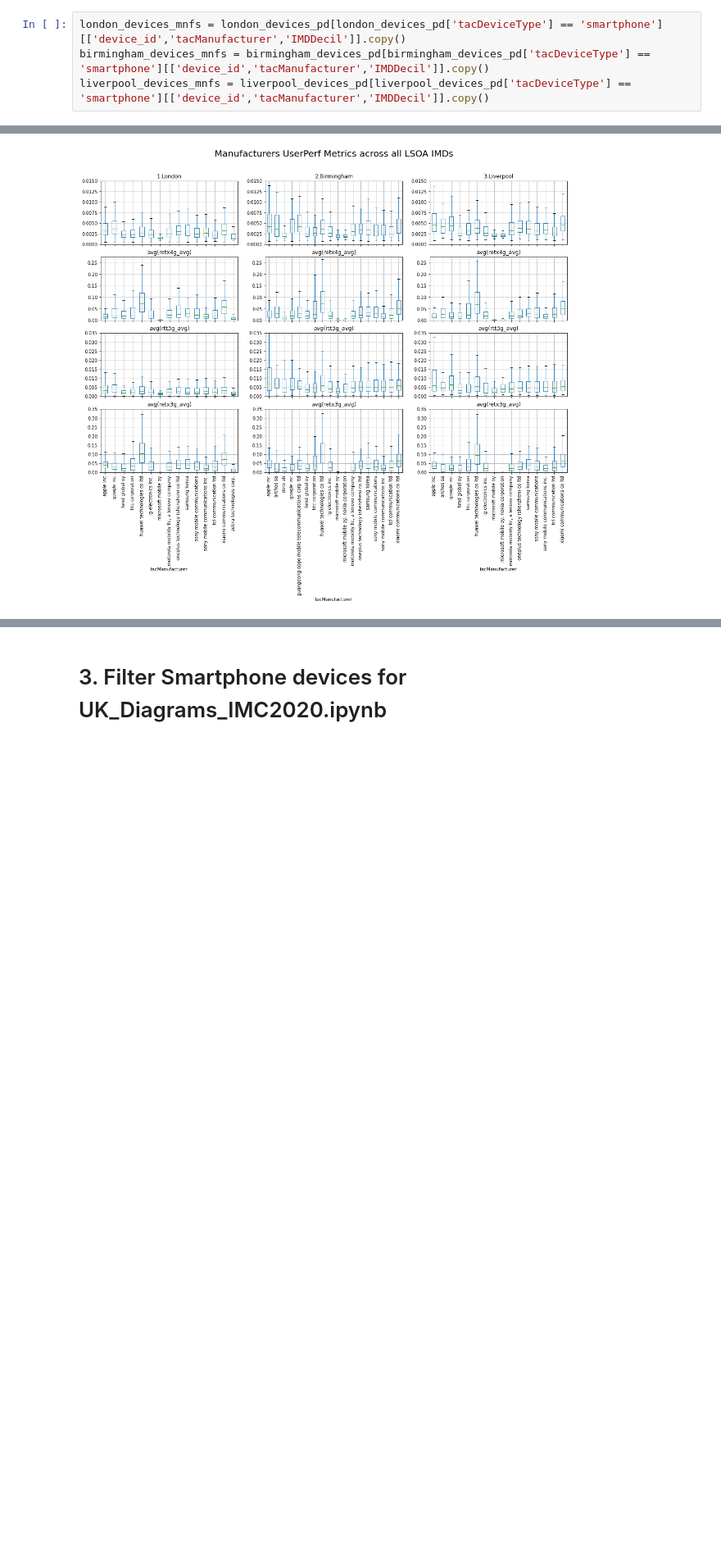
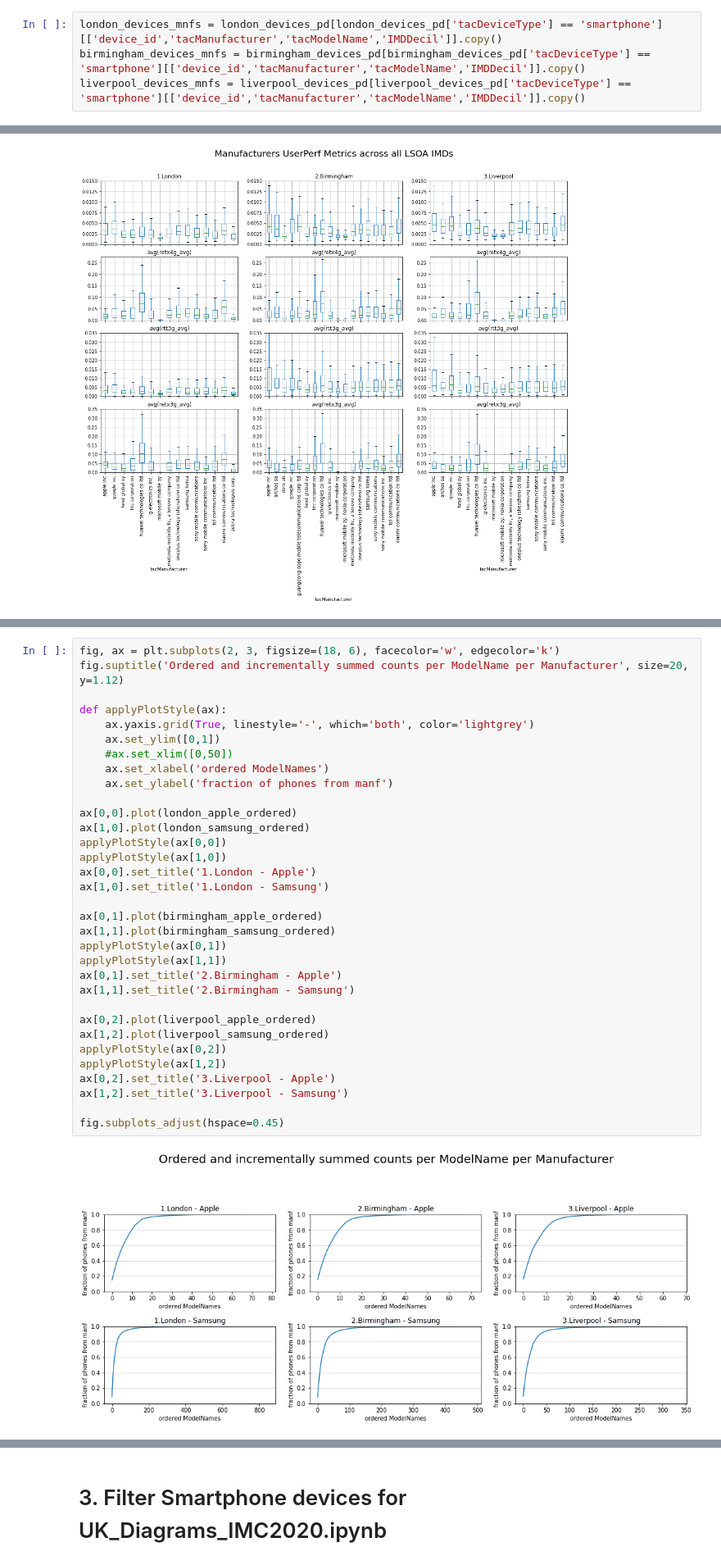
Before and after one commit to 5uperpalo/Telefonica, a Jupyter notebook: IMC2020/UK_Devices.ipynb, the cells around one changed output, grey strips where cells are left out. Shown at 82% size. Drawn from its saved outputs; the diff is of its cells as text; blank space fills up the shorter version.

```diff
--- a/IMC2020/UK_Devices.ipynb
+++ b/IMC2020/UK_Devices.ipynb
@@ -237,9 +237,9 @@ Liverpool : number of smartphone manufacturers : 114
 # %% [markdown]
 ### Number of unique device_ids in UserPerf vs Smarthones device_ids in "UserDevice" datasets
 # %%
-london_devices_mnfs = london_devices_pd[london_devices_pd['tacDeviceType'] == 'smartphone'][['device_id','tacManufacturer','IMDDecil']].copy()
-birmingham_devices_mnfs = birmingham_devices_pd[birmingham_devices_pd['tacDeviceType'] == 'smartphone'][['device_id','tacManufacturer','IMDDecil']].copy()
-liverpool_devices_mnfs = liverpool_devices_pd[liverpool_devices_pd['tacDeviceType'] == 'smartphone'][['device_id','tacManufacturer','IMDDecil']].copy()
+london_devices_mnfs = london_devices_pd[london_devices_pd['tacDeviceType'] == 'smartphone'][['device_id','tacManufacturer','tacModelName','IMDDecil']].copy()
+birmingham_devices_mnfs = birmingham_devices_pd[birmingham_devices_pd['tacDeviceType'] == 'smartphone'][['device_id','tacManufacturer','tacModelName','IMDDecil']].copy()
+liverpool_devices_mnfs = liverpool_devices_pd[liverpool_devices_pd['tacDeviceType'] == 'smartphone'][['device_id','tacManufacturer','tacModelName','IMDDecil']].copy()
 # %%
 print('London : UserPerf / UserDevice count : ' + str(london_userperf_pd['device_id'].nunique()) + ' / ' + str(london_devices_mnfs['device_id'].nunique()))
 print('Birmingham : UserPerf / UserDevice count : ' + str(birmingham_userperf_pd['device_id'].nunique()) + ' / ' + str(birmingham_devices_mnfs['device_id'].nunique()))
@@ -408,0 +445,35 @@ ax[0,2].set_title('3.Liverpool');
+# %%
+fig, ax = plt.subplots(2, 3, figsize=(18, 6), facecolor='w', edgecolor='k')
+fig.suptitle('Ordered and incrementally summed counts per ModelName per Manufacturer', size=20, y=1.12)
+
+def applyPlotStyle(ax):
+    ax.yaxis.grid(True, linestyle='-', which='both', color='lightgrey')
+    ax.set_ylim([0,1])
+    #ax.set_xlim([0,50])
+    ax.set_xlabel('ordered ModelNames')
+    ax.set_ylabel('fraction of phones from manf')
+
+ax[0,0].plot(london_apple_ordered)
+ax[1,0].plot(london_samsung_ordered)
+applyPlotStyle(ax[0,0])
+applyPlotStyle(ax[1,0])
+ax[0,0].set_title('1.London - Apple')
+ax[1,0].set_title('1.London - Samsung')
+
+ax[0,1].plot(birmingham_apple_ordered)
+ax[1,1].plot(birmingham_samsung_ordered)
+applyPlotStyle(ax[0,1])
+applyPlotStyle(ax[1,1])
+ax[0,1].set_title('2.Birmingham - Apple')
+ax[1,1].set_title('2.Birmingham - Samsung')
+
+ax[0,2].plot(liverpool_apple_ordered)
+ax[1,2].plot(liverpool_samsung_ordered)
+applyPlotStyle(ax[0,2])
+applyPlotStyle(ax[1,2])
+ax[0,2].set_title('3.Liverpool - Apple')
+ax[1,2].set_title('3.Liverpool - Samsung')
+
+fig.subplots_adjust(hspace=0.45)
+# %% [output]
+[figure, added]
```
Also changed, not shown: parts of 18 cells of this notebook.
